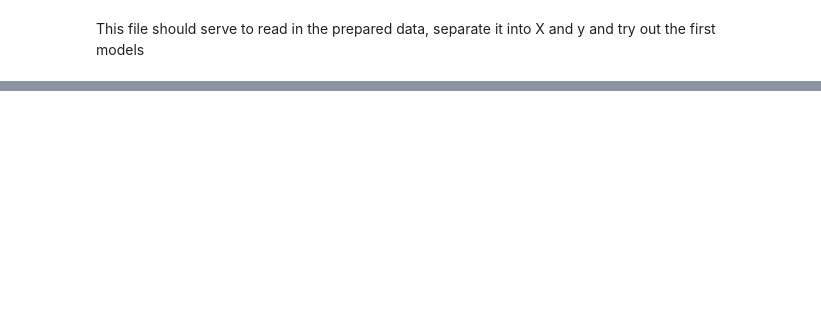
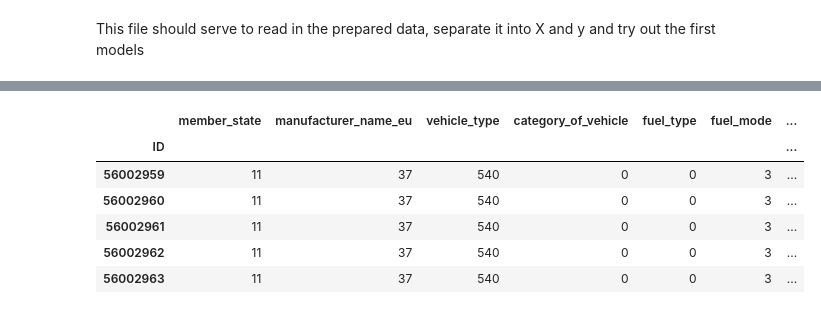
Before and after one commit to leonellb/car-co2-prediction, a Jupyter notebook: notebooks/app_emulation/1_5-model_selection.ipynb, the cells around one changed output, grey strips where cells are left out. Cells and saved outputs as stored; diff of their text form; code cells hidden in the pictures; blank space fills up the shorter version.

```diff
--- a/notebooks/app_emulation/1_5-model_selection.ipynb
+++ b/notebooks/app_emulation/1_5-model_selection.ipynb
@@ -14,0 +64,26 @@ y = df["fuel_consumption"]
+# %%
+
+# Removing missing values, end encoding categories
+
+from sklearn.impute import SimpleImputer
+from sklearn.preprocessing import LabelEncoder
+
+#columns with more than 70% missig values are dropped
+columns_to_drop =["innovative_technologies", "erwltp", "commercial_name", "electric_range", "electric_energy_consumption"]
+df_pe_cleaned = df.drop(columns_to_drop, axis = 1)
+
+#removing the NaNs of variables with less than 10 percent NaNs
+columns = ["vehicle_type", "category_of_vehicle", "fuel_mode", "mass_vehicle", "weltp_test_mass",
+                                               "engine_capacity", "engine_power"]
+for col in columns:
+    df_pe_cleaned = df_pe_cleaned.dropna(subset=  col)
+# %%
+# Replacing NaNs with mean values of variable for the columns with around 30% mnissing values
+imp_mean = SimpleImputer(missing_values=np.nan, strategy='mean')
+columns_to_treat = ["fuel_consumption", "specific_co2_emissions" ]
+imp_mean.fit(df_pe_cleaned[columns_to_treat])
+df_pe_cleaned[columns_to_treat]= imp_mean.transform(df_pe_cleaned[columns_to_treat])
+
+# Replacing NaNs by the mode of the variable for innovative_technologies
+#df_pe_cleaned[columns_to_treat]= df_pe_cleaned[columns_to_treat].fillna(mode)
+#df_pe_cleaned.isna().sum()
@@ -14,0 +107,18 @@ y = df["fuel_consumption"]
+# %%
+# Labelencoding
+#encoding categorical values
+le = LabelEncoder()
+#["member_state","manufacturer_name_eu","vehicle_type","commercial_name","category_of_vehicle",  "fuel_mode"]
+columns_to_be_enc =["member_state","manufacturer_name_eu","category_of_vehicle","vehicle_type","fuel_type", "fuel_mode"]
+for cat in columns_to_be_enc:
+    df_pe_cleaned[cat]=le.fit_transform(df_pe_cleaned[cat])
+
+df_pe_cleaned.head()
+# %% [output]
+|  | member_state | manufacturer_name_eu | vehicle_type | category_of_vehicle | fuel_type | fuel_mode | ... |
+| ID |  |  |  |  |  |  | ... |
+| 56002959 | 11 | 37 | 540 | 0 | 0 | 3 | ... |
+| 56002960 | 11 | 37 | 540 | 0 | 0 | 3 | ... |
+| 56002961 | 11 | 37 | 540 | 0 | 0 | 3 | ... |
+| 56002962 | 11 | 37 | 540 | 0 | 0 | 3 | ... |
+| 56002963 | 11 | 37 | 540 | 0 | 0 | 3 | ... |
```
Also changed, not shown: parts of 10 cells of this notebook.
